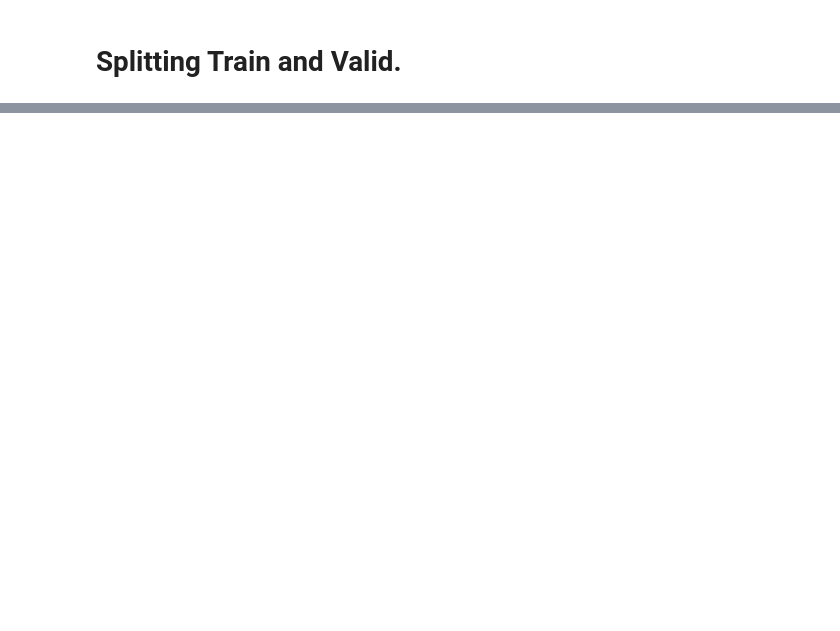
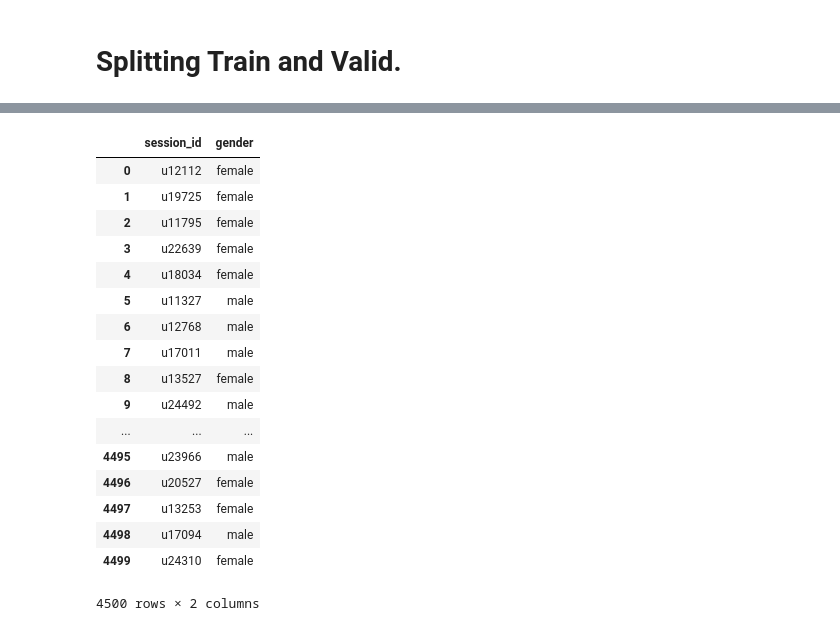
Before and after one commit to aman5319/Hackathon-project, a Jupyter notebook: notebooks/Making Dataset.ipynb, the cells around one changed output, grey strips where cells are left out. Cells and saved outputs as stored; diff of their text form; code cells hidden in the pictures; blank space fills up the shorter version.

```diff
--- a/notebooks/Making Dataset.ipynb
+++ b/notebooks/Making Dataset.ipynb
@@ -185,0 +259,8 @@ cv
+# %%
+sub = pd.read_csv("../data/raw/test_Yix80N0.csv")
+# %%
+sub["gender"]=tpot.predict(test_df)
+# %%
+sub.drop(columns =["startTime","endTime","ProductList"],inplace=True)
+# %%
+sub.gender = sub.gender.map({0:"female",1:"male"})
@@ -185,0 +269,21 @@ cv
+# %%
+sub
+# %% [output]
+|  | session_id | gender |
+| 0 | u12112 | female |
+| 1 | u19725 | female |
+| 2 | u11795 | female |
+| 3 | u22639 | female |
+| 4 | u18034 | female |
+| 5 | u11327 | male |
+| 6 | u12768 | male |
+| 7 | u17011 | male |
+| 8 | u13527 | female |
+| 9 | u24492 | male |
+| ... | ... | ... |
+| 4495 | u23966 | male |
+| 4496 | u20527 | female |
+| 4497 | u13253 | female |
+| 4498 | u17094 | male |
+| 4499 | u24310 | female |
+4500 rows × 2 columns
```
Also changed, not shown: parts of 26 cells of this notebook, 2 other files.
